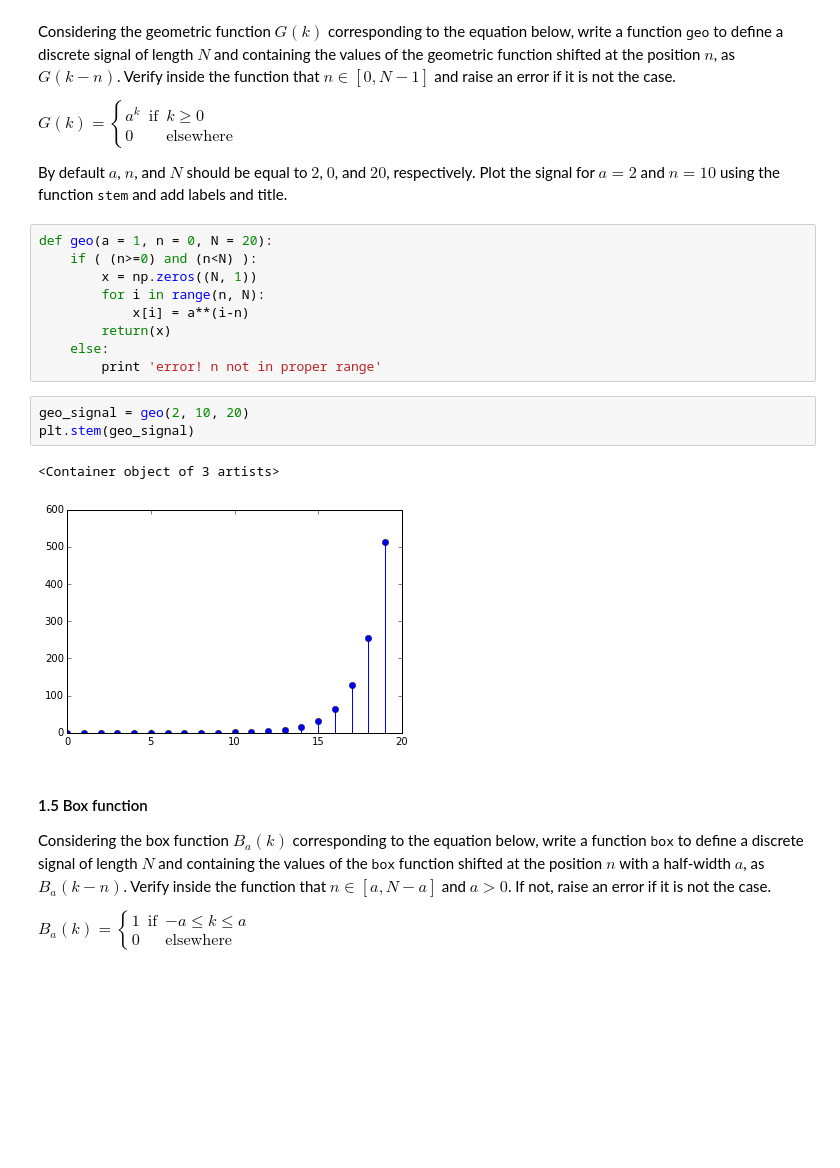
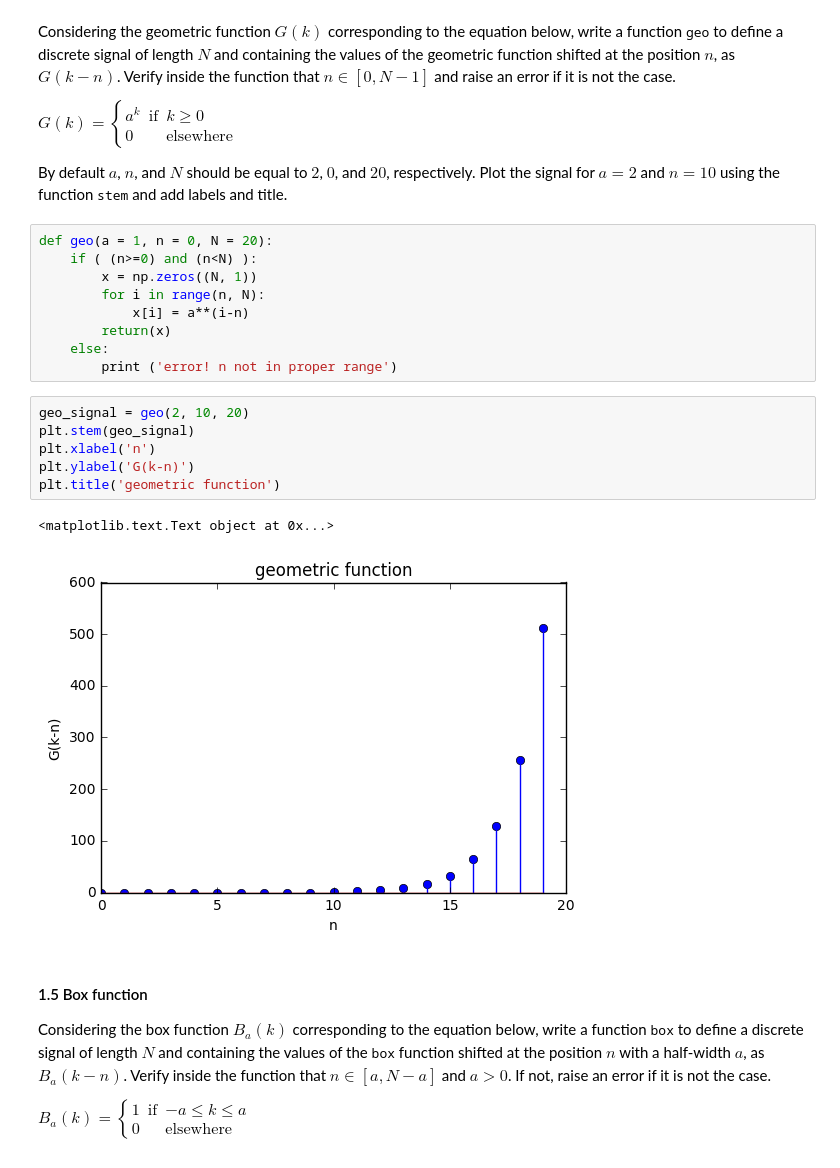
Before and after one commit to PamirGhimire/DSP-TP-1617, a Jupyter notebook: Lab1/python/Lab1.ipynb, the cells around one changed output. Saved outputs shown, nothing was run; the diff lists cells and outputs as text; blank space fills up the shorter version.

```diff
--- a/Lab1/python/Lab1.ipynb
+++ b/Lab1/python/Lab1.ipynb
@@ -138,13 +122,16 @@ def geo(a = 1, n = 0, N = 20):
             x[i] = a**(i-n)
         return(x)
     else:
-        print 'error! n not in proper range'
+        print ('error! n not in proper range')
 # %%
 geo_signal = geo(2, 10, 20)
 plt.stem(geo_signal)
+plt.xlabel('n')
+plt.ylabel('G(k-n)')
+plt.title('geometric function')
 # %% [output]
-<Container object of 3 artists>
+<matplotlib.text.Text object at 0x...>
-[figure, old version]
+[figure, new version]
 # %% [markdown]
 #### 1.5 Box function
 Considering the box function $B_a(k)$ corresponding to the equation below, write a function <tt>box</tt> to define a discrete signal of length $N$ and containing the values of the <tt>box</tt> function shifted at the position $n$ with a half-width $a$, as $B_a(k-n)$. Verify inside the function that $n \in [a,N-a]$ and $a > 0$. If not, raise an error if it is not the case.
```
Also changed, not shown: parts of 20 cells of this notebook.
